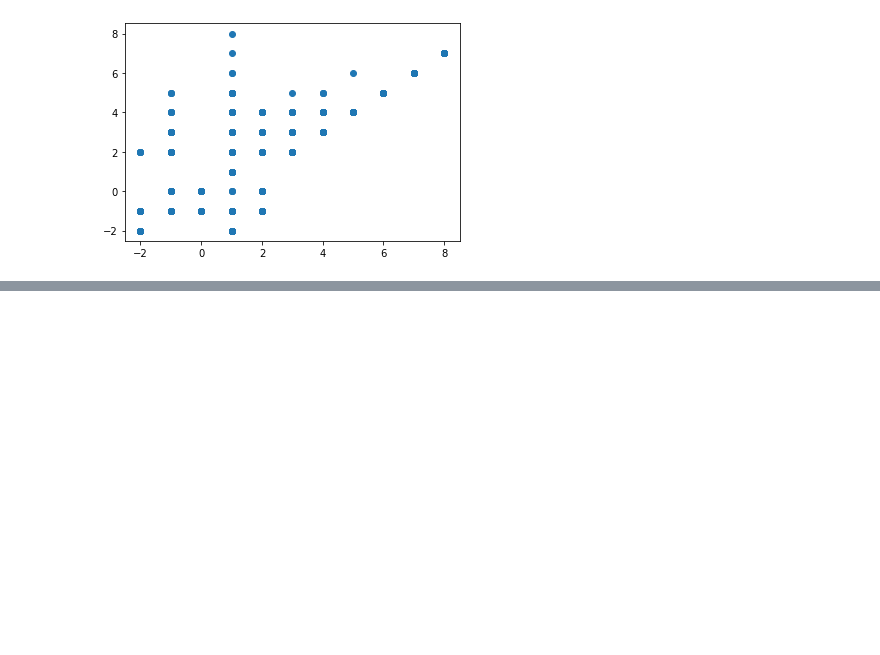
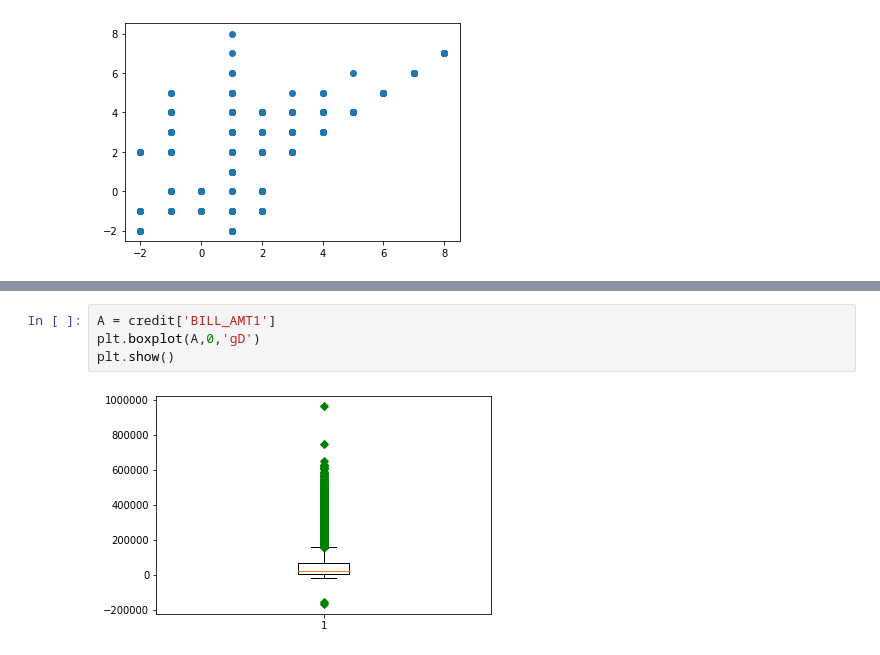
Before and after one commit to rchacon-xx/dataanalysis, a Jupyter notebook: Modulo5/Tarea 2/CreditOneExploratoryAnalysis.ipynb, the cells around one changed output, grey strips where cells are left out. Saved outputs shown, nothing was run; the diff lists cells and outputs as text; blank space fills up the shorter version.

```diff
--- a/Modulo5/Tarea 2/CreditOneExploratoryAnalysis.ipynb
+++ b/Modulo5/Tarea 2/CreditOneExploratoryAnalysis.ipynb
@@ -108,0 +124,6 @@ plt.scatter(x,y)
+# %%
+A = credit['BILL_AMT1']
+plt.boxplot(A,0,'gD')
+plt.show()
+# %% [output]
+[figure, added]
```
Also changed, not shown: parts of 82 cells of this notebook, 2 other files.
